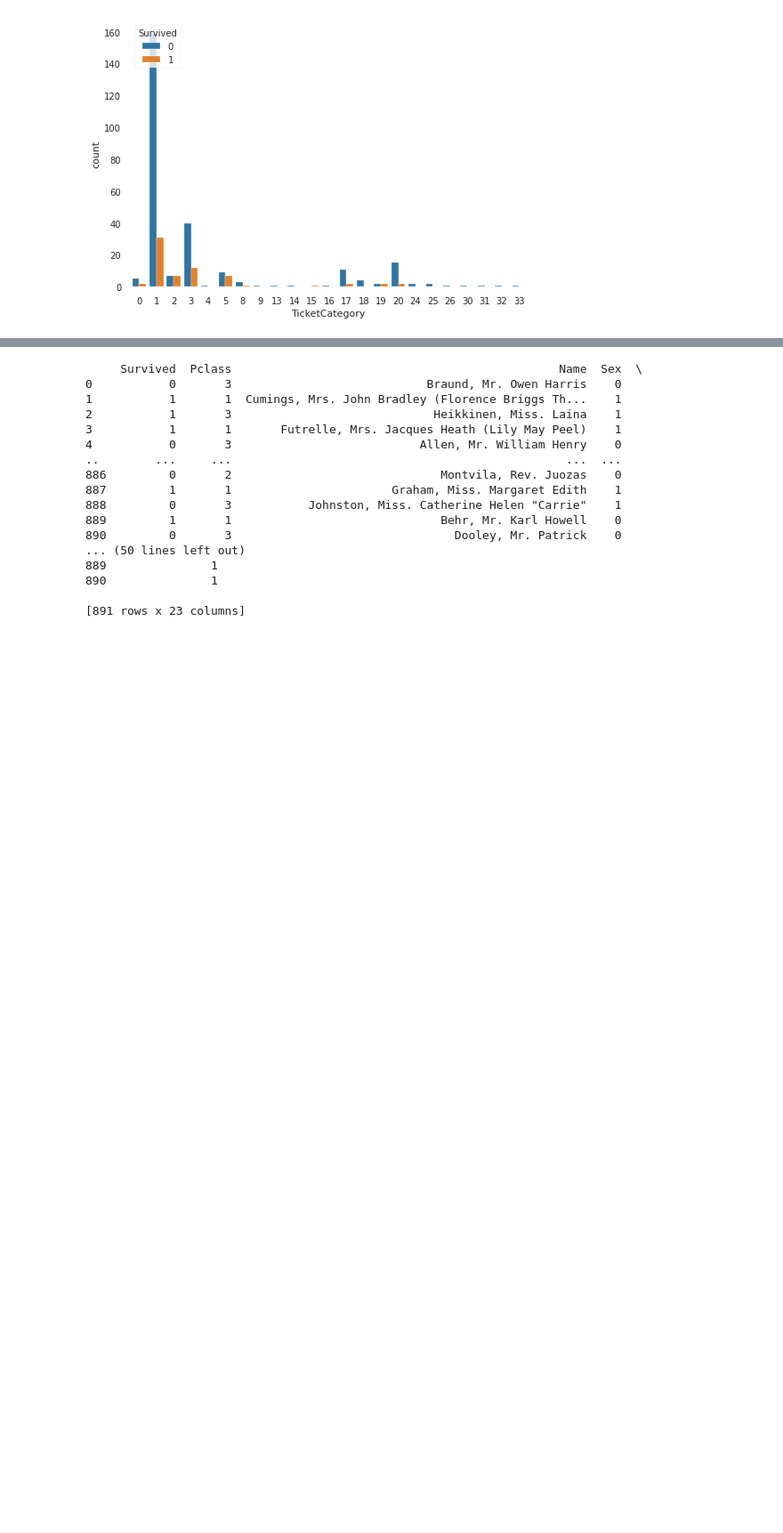
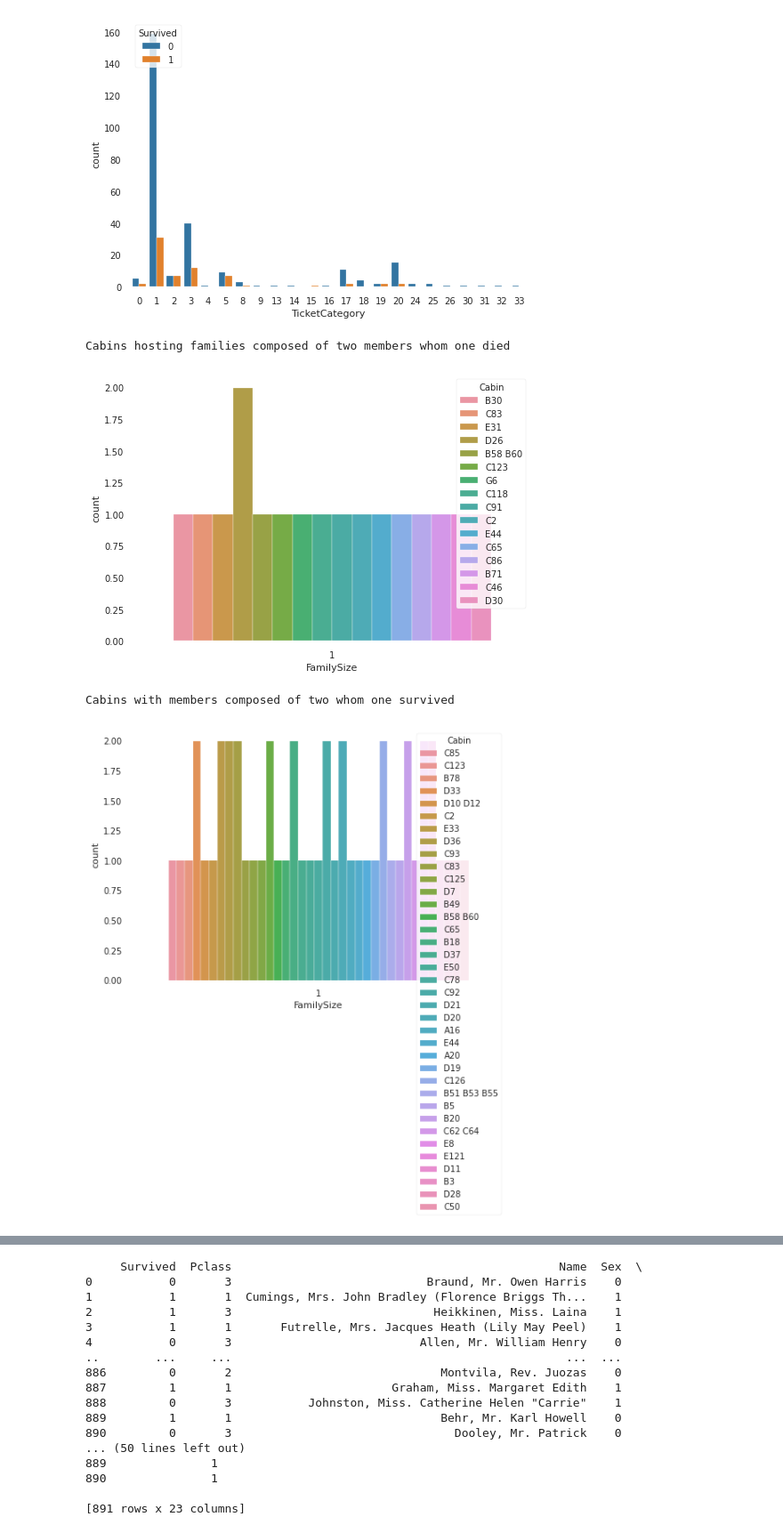
Before and after one commit to edouardkombo/titanic-kaggle-competition, a Jupyter notebook: index.ipynb, the cells around one changed output, grey strips where cells are left out. Shown at 89% size. Drawn from its saved outputs; the diff is of its cells as text; code cells hidden in the pictures; blank space fills up the shorter version.

```diff
--- a/index.ipynb
+++ b/index.ipynb
@@ -529,3 +529,22 @@ Relation between Ticket category from middle class passengers and survival rate
 [figure]
 Relation between Ticket category from poor passengers and survival rate
 [figure]
+# %%
+# I would like to see if some cabins hosting families help to predict the test dataset with accuracy
+# Maybe in the remaining test dataset, some family members will fall in this category
+# NB: FamilySize contains the declared SibSp, ParCh without the sole member, so real FamilySize
+
+# We start with family members composed of two, with one person who died
+aa = sns.countplot(x='FamilySize', hue='Cabin', data=df.query('Survived==0 & FamilySize==1'))
+print('Cabins hosting families composed of two members whom one died')
+plt.show()
+
+# Let's get cabins with members composed of two whom one survived
+aa = sns.countplot(x='FamilySize', hue='Cabin', data=df.query('Survived==1 & FamilySize==1'))
+print('Cabins with members composed of two whom one survived')
+plt.show()
+# %% [output]
+Cabins hosting families composed of two members whom one died
+[figure, added]
+Cabins with members composed of two whom one survived
+[figure, added]
```
Also changed, not shown: parts of 6 cells of this notebook.
